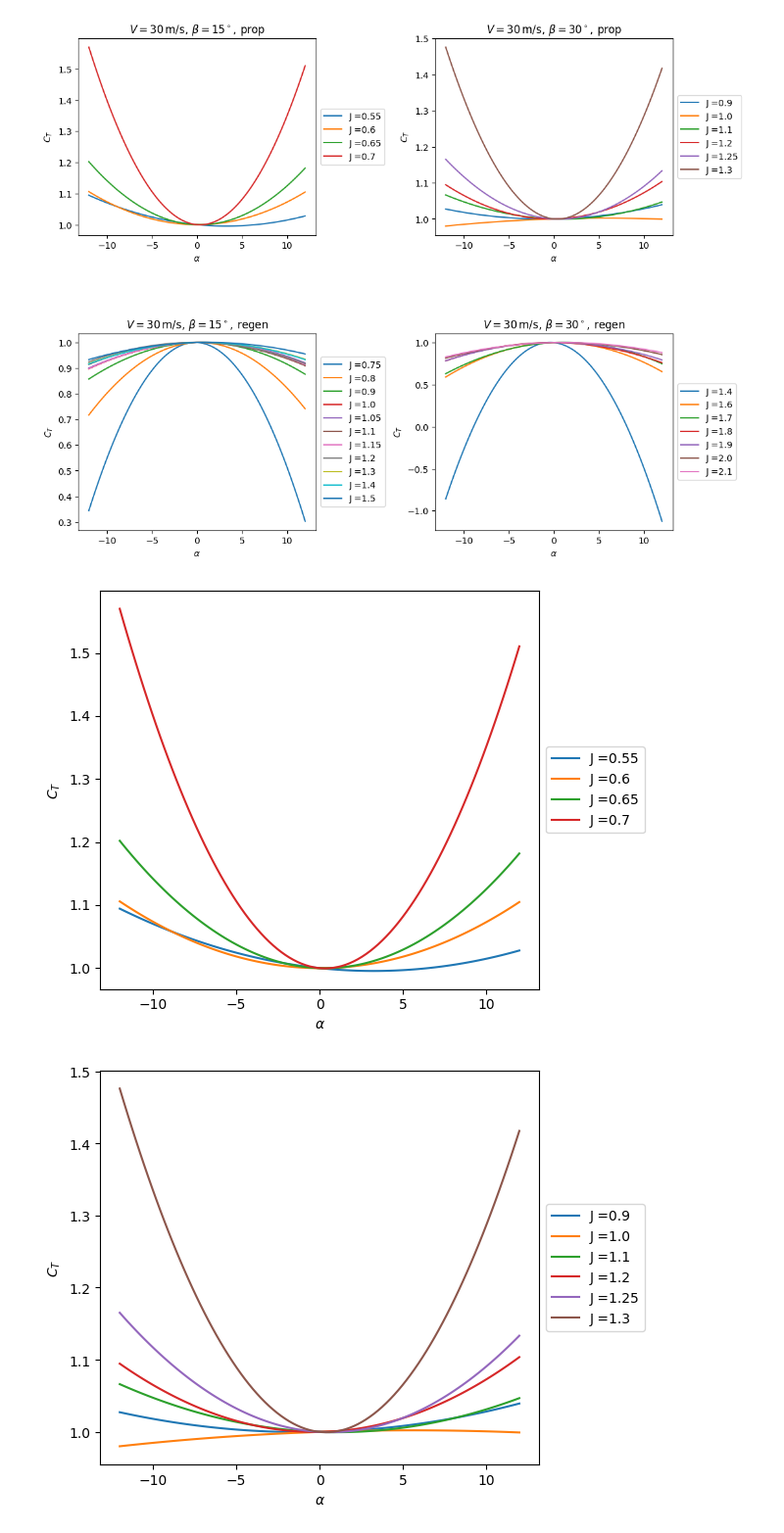
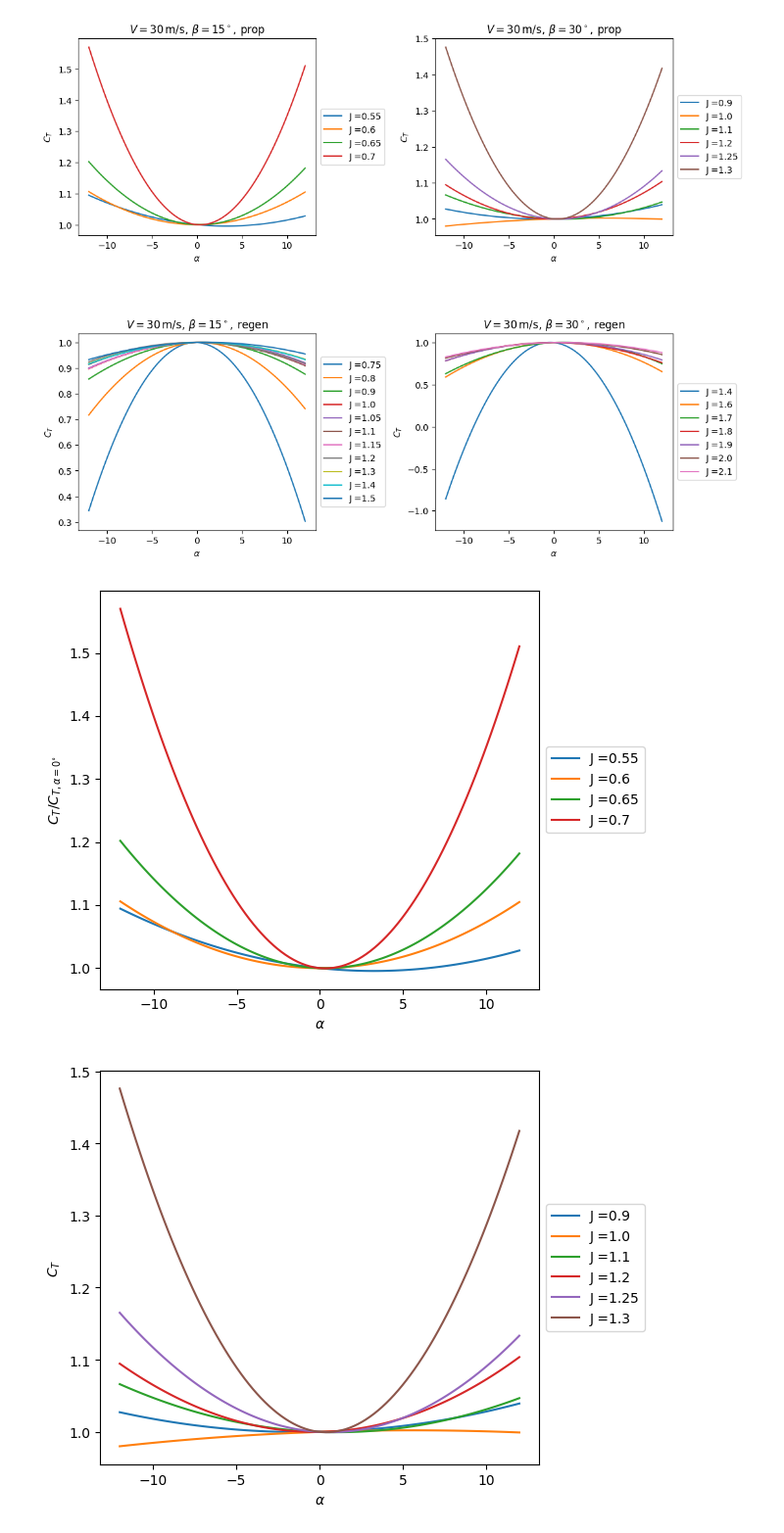
Before and after one commit to jaspermatthe/AE2224-I, a Jupyter notebook: Version 2/AOA as x.ipynb, the cells around one changed output. Shown: that part at 98% size. Cells and saved outputs as stored; diff of their text form; code cells hidden in the pictures.

```diff
--- a/Version 2/AOA as x.ipynb
+++ b/Version 2/AOA as x.ipynb
@@ -417,7 +417,7 @@ for i in range(len(new_J_arrays_prop_V30_beta15)):
     plt.plot(x_new, curve(x_new)/CT0, label='J =' + J_label)
 
 plt.xlabel(r'$\alpha$')
-plt.ylabel(r'$C_T$')
+plt.ylabel(r'$C_T/C_{T,\alpha=0^{\circ}}$')
 # # axs[0, 0].set_ylim([-1.3, 0.4])
 plt.legend(loc='center left', bbox_to_anchor=(1, 0.5))
 plt.tight_layout()
@@ -444,7 +444,7 @@ for i in range(len(new_J_arrays_prop_V30_beta30)):
     plt.plot(x_new, curve(x_new)/CT0, label='J =' + J_label)
 
 plt.xlabel(r'$\alpha$')
-plt.ylabel(r'$C_T$')
+plt.ylabel(r'$C_T/C_{T,\alpha=0^{\circ}}$')
 # plt.ylim([-1.3, 0.4])
 plt.legend(loc='center left', bbox_to_anchor=(1, 0.5))
 plt.tight_layout()
@@ -471,41 +471,41 @@ for i in range(len(new_J_arrays_regen_V30_beta15)):
     plt.plot(x_new, curve(x_new)/CT0, label='J =' + J_label)
 
 plt.xlabel(r'$\alpha$')
-plt.ylabel(r'$C_T$')
+plt.ylabel(r'$C_T/C_{T,\alpha=0^{\circ}}$')
 # plt.ylim([-1.3, 0.4])
 plt.legend(loc='center left', bbox_to_anchor=(1, 0.5))
 plt.tight_layout()
 plt.savefig('plots/Ct_regen_V30_beta15.png')
 
 
 # plot C_T vs alpha for each J regen V30 beta 30
 plt.figure()
 for i in range(len(new_J_arrays_regen_V30_beta30)):
     C_T_index = new_J_arrays_regen_V30_beta30[i].shape[1] - 1
     C_P_index = new_J_arrays_regen_V30_beta30[i].shape[1]
     EFF_index = new_J_arrays_regen_V30_beta30[i].shape[1] + 1
     J_value = new_J_arrays_regen_V30_beta30[i].index.get_level_values(0)[0]
     C_T = new_J_arrays_regen_V30_beta30[i][C_T_index]
     # C_T0 = new_J_arrays_regen_V30_beta30[i].loc[(J_value, 0.0), C_T_index]
     # C_T_ratio = C_T / C_T0
 
     J_label = str(round(J_value,2))
     alpha = new_J_arrays_regen_V30_beta30[i].index.get_level_values(1)
     # plt.scatter(alpha, C_T, label='J =' + J_label)
     coeffs = np.polyfit(alpha, C_T, polynomial_order)
     curve = np.poly1d(coeffs)
     CT0 = curve(0)
     x_new = np.linspace(alpha.min(), alpha.max(), 100)
     plt.plot(x_new, curve(x_new)/CT0, label='J =' + J_label)
 
 plt.xlabel(r'$\alpha$')
-plt.ylabel(r'$C_T$')
+plt.ylabel(r'$C_T/C_{T,\alpha=0^{\circ}}$')
 # plt.ylim([-1.3, 0.4])
 plt.legend(loc='center left', bbox_to_anchor=(1, 0.5))
 plt.tight_layout()
 plt.savefig('plots/Ct_regen_V30_beta30.png')
 # %% [output]
-[figure, old version]
+[figure, new version]
 [figure]
 [figure]
 [figure]
```
Also changed, not shown: parts of 1 cell of this notebook, 4 other files.
